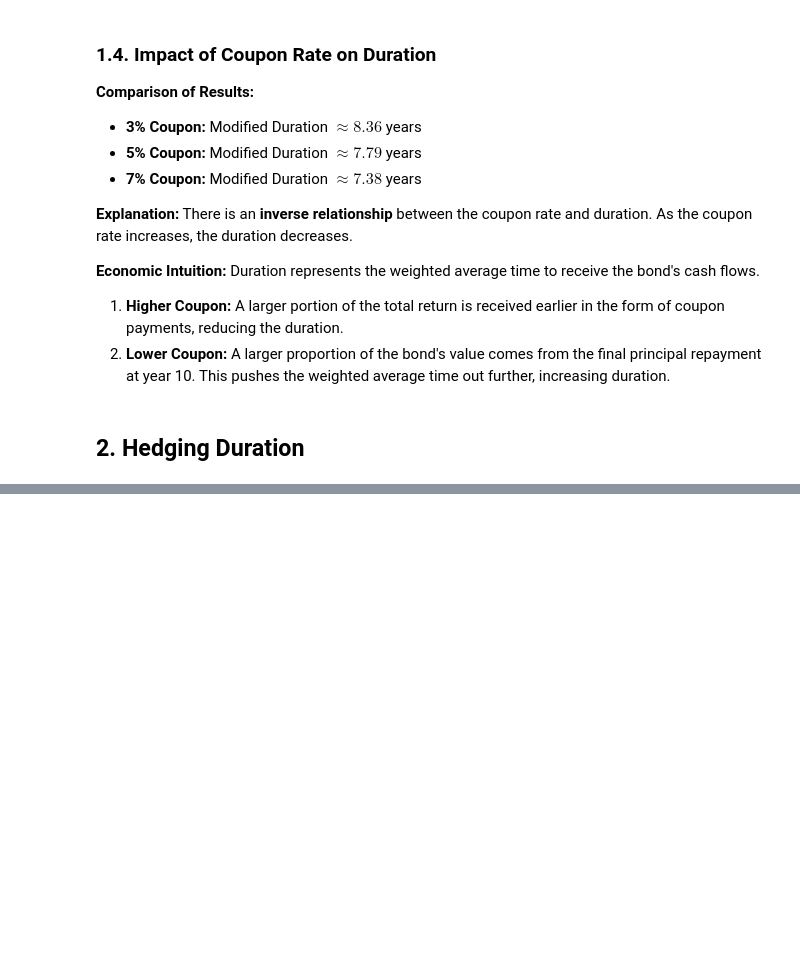
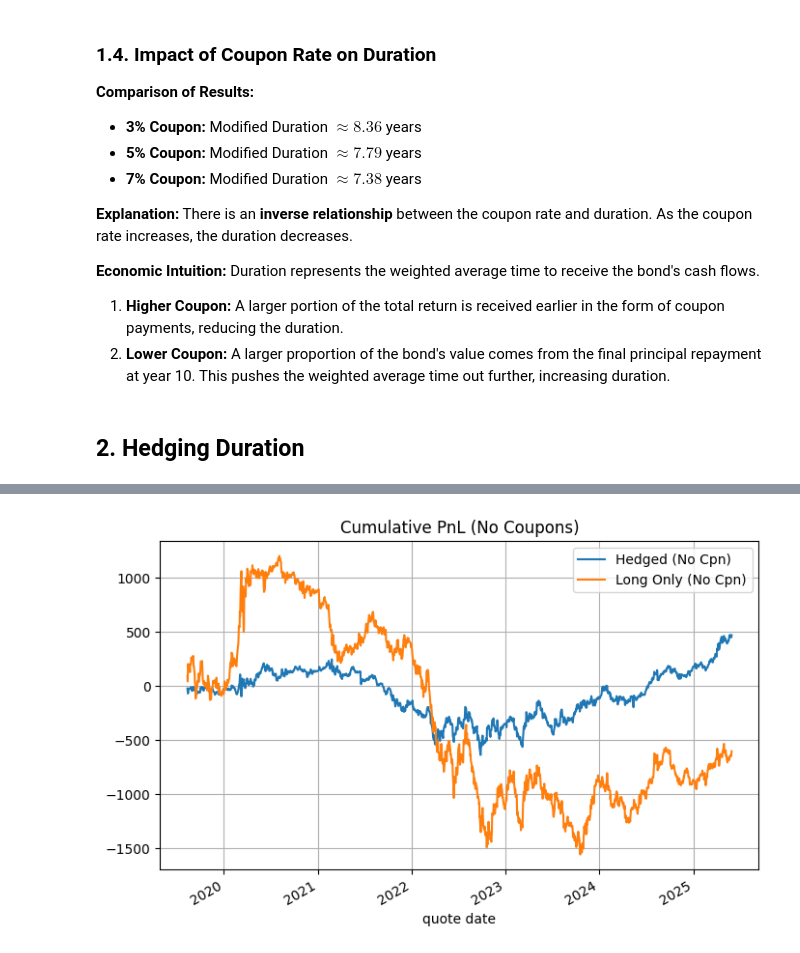
Before and after one commit to DipeshGhimire/FinMath-FixedIncome, a Jupyter notebook: interest_rate_risk/duration.ipynb, the cells around one changed output, grey strips where cells are left out. Drawn from its saved outputs; the diff is of its cells as text; code cells hidden in the pictures; blank space fills up the shorter version.

```diff
--- a/interest_rate_risk/duration.ipynb
+++ b/interest_rate_risk/duration.ipynb
@@ -133,3 +135,23 @@ Duration represents the weighted average time to receive the bond's cash flows.
 2.  **Lower Coupon:** A larger proportion of the bond's value comes from the final principal repayment at year 10. This pushes the weighted average time out further, increasing duration.
 # %% [markdown]
 ## 2. Hedging Duration
+# %%
+# Load Data
+file_path = '../data/treasury_ts_duration_2025-05-30.xlsx'
+df_dirty = pd.read_excel(file_path, sheet_name='dirty price', index_col='quote date')
+df_clean = pd.read_excel(file_path, sheet_name='clean price', index_col='quote date')
+df_dur   = pd.read_excel(file_path, sheet_name='duration', index_col='quote date')
+
+# Load Database Sheet
+df_db = pd.read_excel(file_path, sheet_name='database', index_col=0)
+
+# Filter for the specific securities in the problem
+securities = [207391, 207392]
+
+# Ensure data types are floats and indices are datetime
+df_clean = df_clean[securities].astype(float)
+df_dirty = df_dirty[securities].astype(float)
+df_dur   = df_dur[securities].astype(float)
+df_clean.index = pd.to_datetime(df_clean.index)
+df_dirty.index = pd.to_datetime(df_dirty.index)
+df_dur.index   = pd.to_datetime(df_dur.index)
@@ -135,0 +253,58 @@ Duration represents the weighted average time to receive the bond's cash flows.
+# %%
+# Dynamic Hedging (No Coupons)
+dates = df_dirty.index
+pnl_hedged_no_cpn = []
+pnl_long_only_no_cpn = []
+
+for i in range(len(dates) - 1):
+    t_curr = dates[i]
+    t_next = dates[i+1]
+
+    # Rebalancing at t_curr
+    # Prices and Durations
+    P_long = df_dirty.loc[t_curr, id_long]
+    P_short = df_dirty.loc[t_curr, id_short]
+    D_long = df_dur.loc[t_curr, id_long]
+    D_short = df_dur.loc[t_curr, id_short]
+
+    # Position Sizes (Units = Target Market Value / Price)
+    # Long: Always reset to $10k MV
+    units_long = target_mv_long / P_long
+
+    # Short: Hedge Duration
+    # MV_short = -MV_long * (D_long / D_short)
+    mv_short = -target_mv_long * (D_long / D_short)
+    units_short = mv_short / P_short
+
+    # Calculate PnL at t_next
+    # Prices at t_next
+    P_long_next = df_dirty.loc[t_next, id_long]
+    P_short_next = df_dirty.loc[t_next, id_short]
+
+    # Price Changes
+    delta_P_long = P_long_next - P_long
+    delta_P_short = P_short_next - P_short
+
+    # Daily PnL (Market Value change)
+    daily_pnl_long = units_long * delta_P_long
+    daily_pnl_short = units_short * delta_P_short
+
+    pnl_hedged_no_cpn.append(daily_pnl_long + daily_pnl_short)
+    pnl_long_only_no_cpn.append(daily_pnl_long)
+
+# Store results
+df_pnl_2_2 = pd.DataFrame({
+    'Hedged (No Cpn)': pnl_hedged_no_cpn,
+    'Long Only (No Cpn)': pnl_long_only_no_cpn
+}, index=dates[1:])
+
+# Stats
+stats_2_2 = df_pnl_2_2.agg(['mean', 'std', 'min', 'max'])
+stats_2_2.index = ['Mean', 'Std Dev', 'Min', 'Max']
+display(stats_2_2.style.format("{:.2f}"))
+
+# Plot
+df_pnl_2_2.cumsum().plot(title="Cumulative PnL (No Coupons)", figsize=(8,5))
+plt.grid(True)
+plt.show()
+# %% [output]
@@ -135,0 +316 @@ Duration represents the weighted average time to receive the bond's cash flows.
+[figure, added]
```
Also changed, not shown: parts of 10 cells of this notebook, 3 other files.
